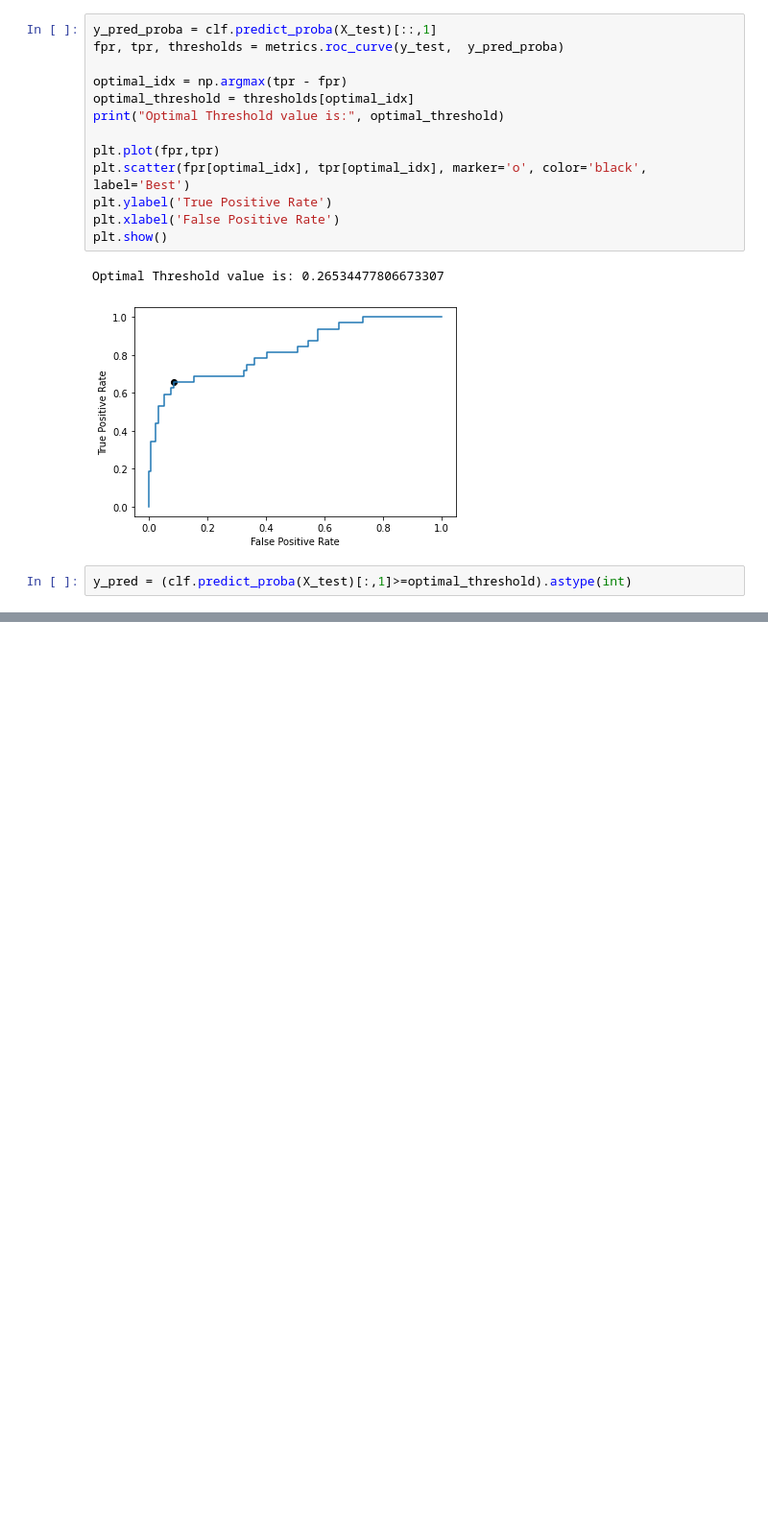
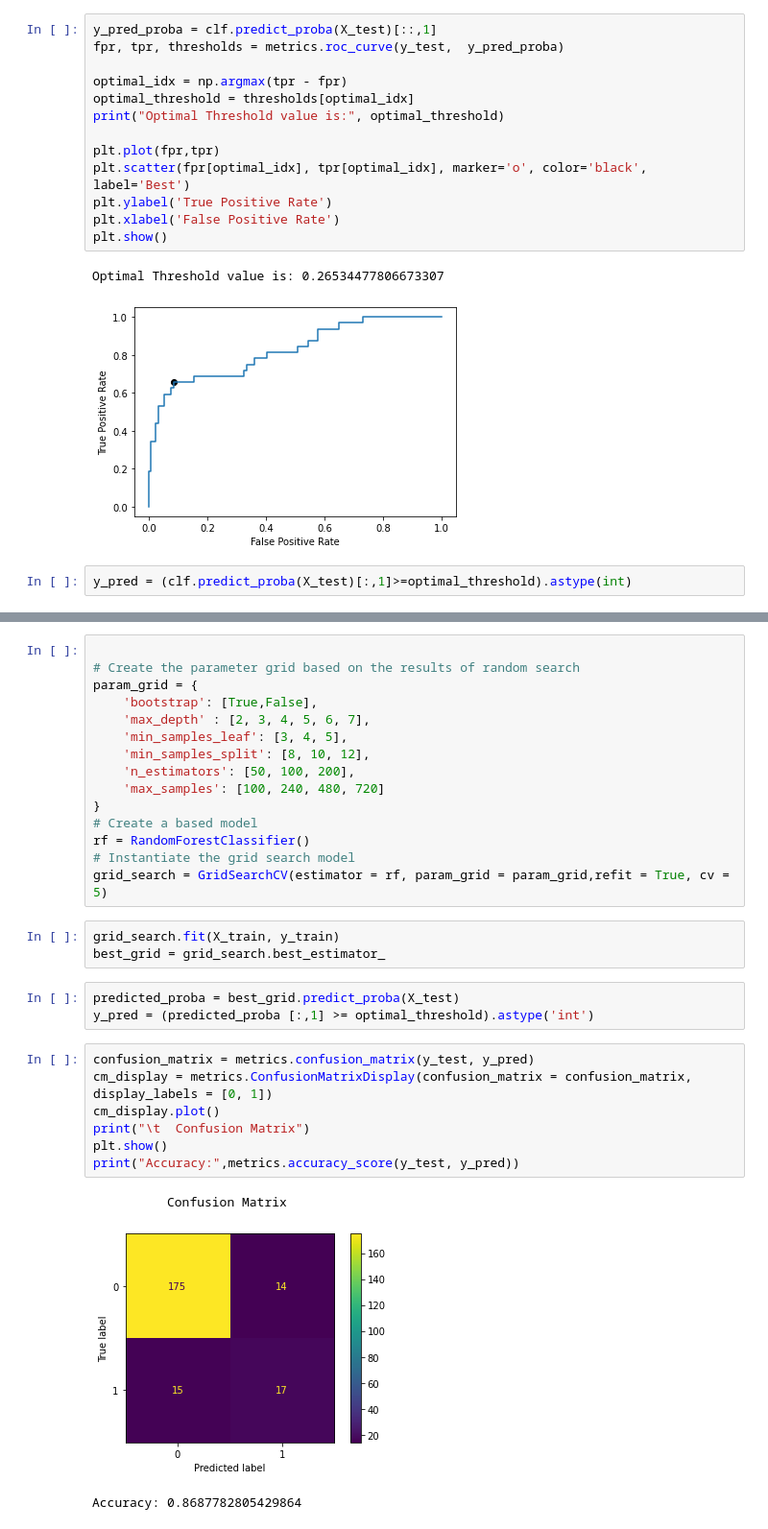
Before and after one commit to emre-bl/Machine-Learning-tobbetu, a Jupyter notebook: 191401009.ipynb, the cells around one changed output, grey strips where cells are left out. Shown at 96% size. Saved outputs shown, nothing was run; the diff lists cells and outputs as text; blank space fills up the shorter version.

```diff
--- a/191401009.ipynb
+++ b/191401009.ipynb
@@ -325,0 +334,32 @@ Recall: 0.28125
+# %%
+
+# Create the parameter grid based on the results of random search
+param_grid = {
+    'bootstrap': [True,False],
+    'max_depth' : [2, 3, 4, 5, 6, 7],
+    'min_samples_leaf': [3, 4, 5],
+    'min_samples_split': [8, 10, 12],
+    'n_estimators': [50, 100, 200],
+    'max_samples': [100, 240, 480, 720]
+}
+# Create a based model
+rf = RandomForestClassifier()
+# Instantiate the grid search model
+grid_search = GridSearchCV(estimator = rf, param_grid = param_grid,refit = True, cv = 5)
+# %%
+grid_search.fit(X_train, y_train)
+best_grid = grid_search.best_estimator_
+# %%
+predicted_proba = best_grid.predict_proba(X_test)
+y_pred = (predicted_proba [:,1] >= optimal_threshold).astype('int')
+# %%
+confusion_matrix = metrics.confusion_matrix(y_test, y_pred)
+cm_display = metrics.ConfusionMatrixDisplay(confusion_matrix = confusion_matrix, display_labels = [0, 1])
+cm_display.plot()
+print("\t  Confusion Matrix")
+plt.show()
+print("Accuracy:",metrics.accuracy_score(y_test, y_pred))
+# %% [output]
+          Confusion Matrix
+[figure, added]
+Accuracy: 0.8687782805429864
```
Also changed, not shown: parts of 11 cells of this notebook.
